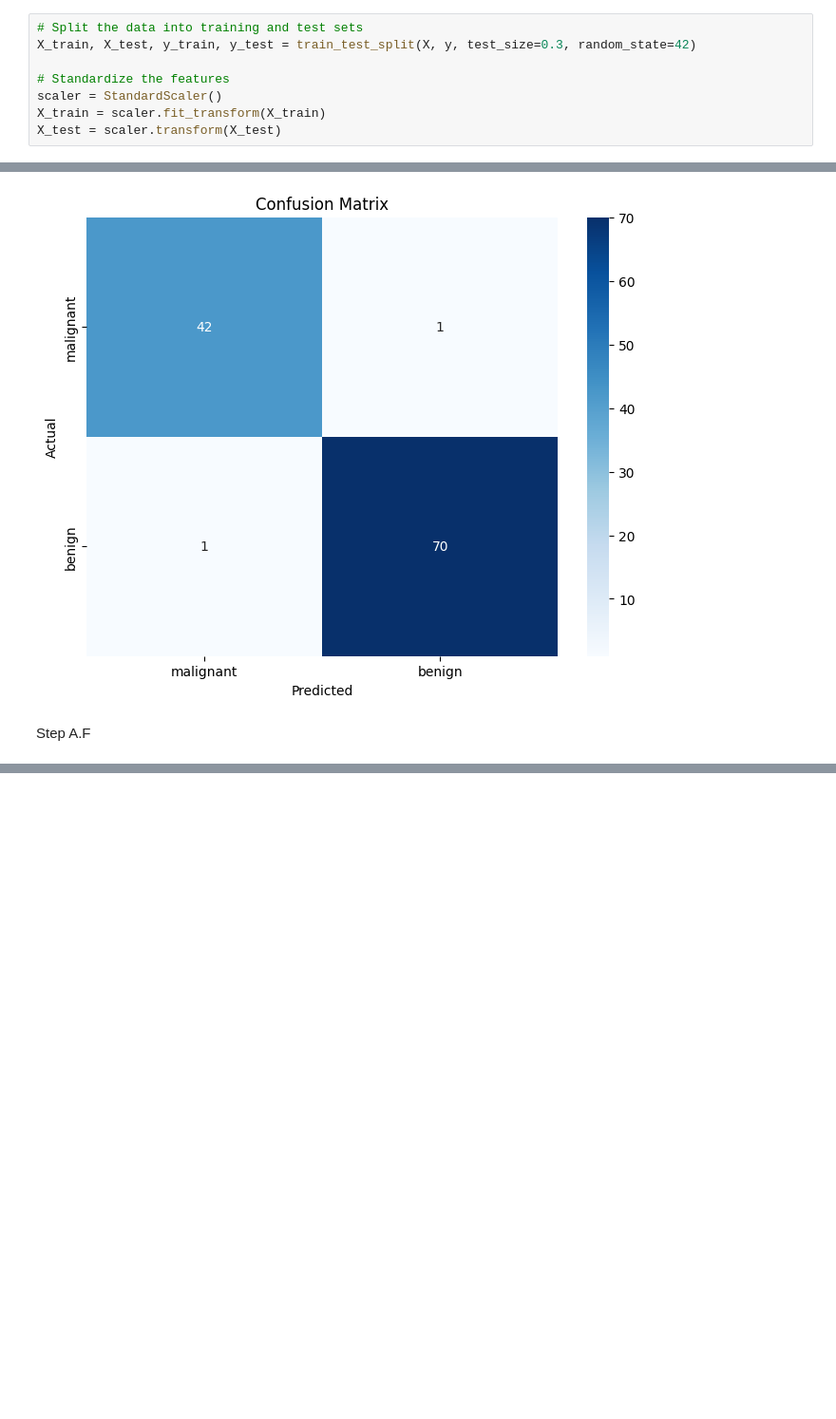
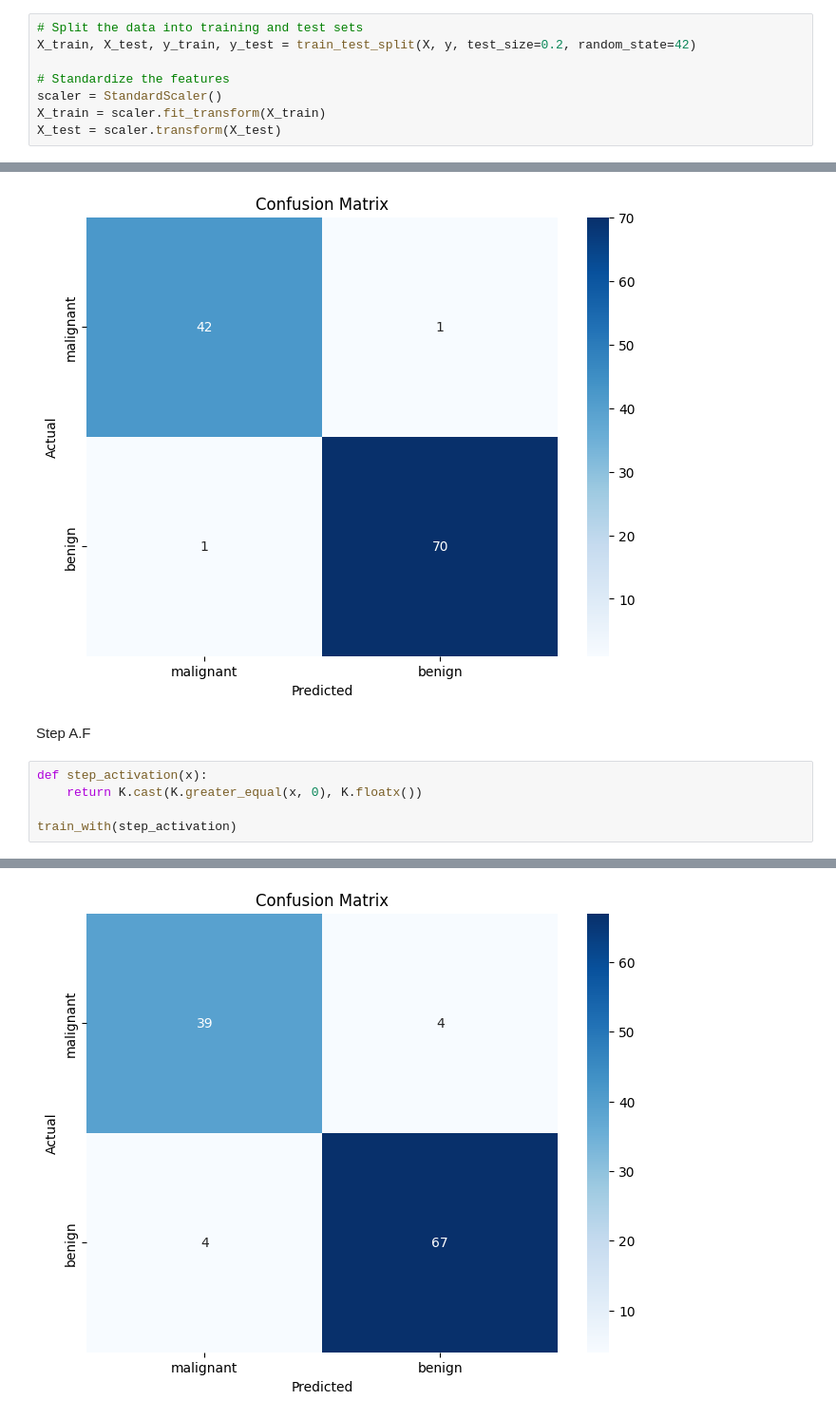
Before and after one commit to Slowbro213/AI-Homework, a Jupyter notebook: IRIS_Feed_Forward_ANN_with_Confrix.ipynb, the cells around one changed output, grey strips where cells are left out. Shown: that part at 95% size. Cells and saved outputs as stored; diff of their text form; blank space fills up the shorter version.

```diff
--- a/IRIS_Feed_Forward_ANN_with_Confrix.ipynb
+++ b/IRIS_Feed_Forward_ANN_with_Confrix.ipynb
@@ -32,7 +33,7 @@ Splitting the Data
 ------------
 # %%
 # Split the data into training and test sets
-X_train, X_test, y_train, y_test = train_test_split(X, y, test_size=0.3, random_state=42)
+X_train, X_test, y_train, y_test = train_test_split(X, y, test_size=0.2, random_state=42)
 
 # Standardize the features
 scaler = StandardScaler()
@@ -146,3 +150,9 @@ Test Accuracy: 0.98
 [figure]
 # %% [markdown]
 Step A.F
+# %%
+def step_activation(x):
+    return K.cast(K.greater_equal(x, 0), K.floatx())
+
+train_with(step_activation)
+# %% [output]
@@ -148,0 +161 @@ Step A.F
+[figure, added]
```
Also changed, not shown: parts of 7 cells of this notebook, 2 other files.
